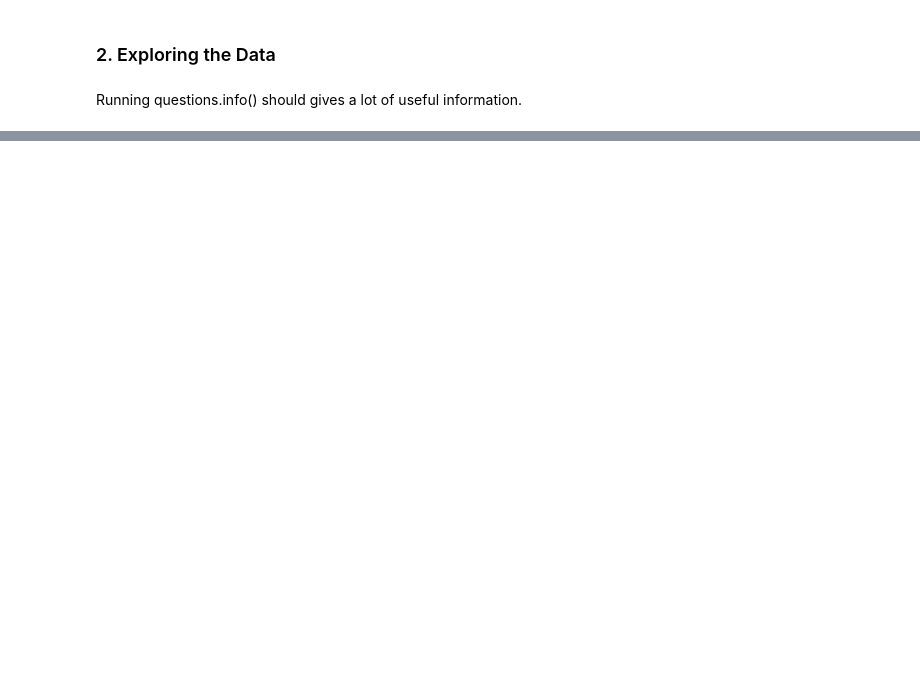
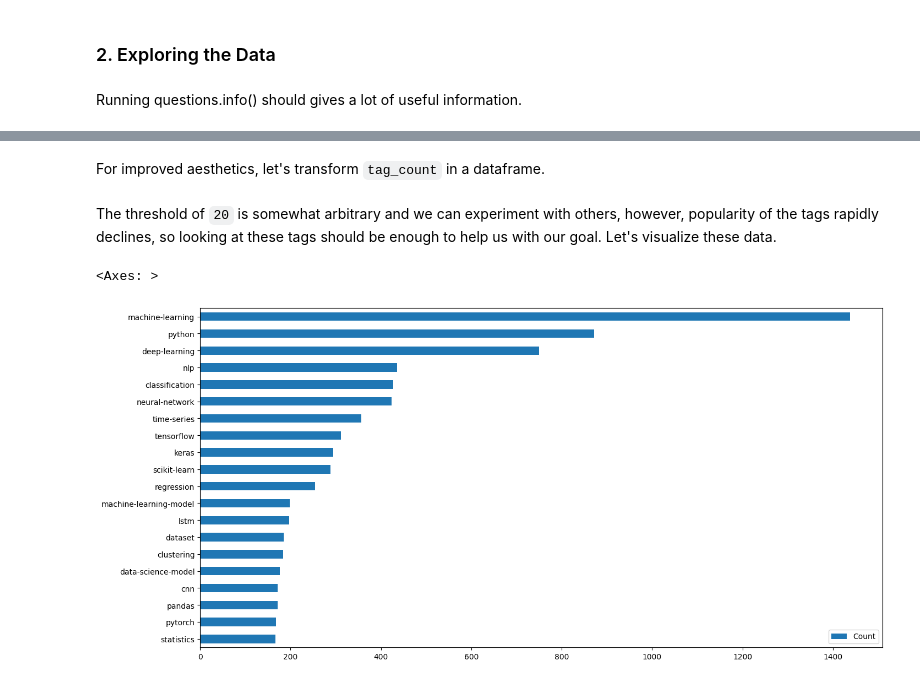
Before and after one commit to DucTrung1802/Data-Science, a Jupyter notebook: final_project_2/final_project_2.ipynb, the cells around one changed output, grey strips where cells are left out. Cells and saved outputs as stored; diff of their text form; code cells hidden in the pictures; blank space fills up the shorter version.

```diff
--- a/final_project_2/final_project_2.ipynb
+++ b/final_project_2/final_project_2.ipynb
@@ -138,0 +155,4 @@ memory usage: 1.9+ MB
+# %%
+questions.fillna(value={"FavoriteCount": 0}, inplace=True)
+questions["FavoriteCount"] = questions["FavoriteCount"].astype(int)
+questions.dtypes
@@ -138,0 +170,3 @@ memory usage: 1.9+ MB
+# %%
+questions["Tags"] = questions["Tags"].str.replace("^<|>$", "", regex=True).str.split("><")
+questions.sample(3)
@@ -138,0 +183,22 @@ memory usage: 1.9+ MB
+# %%
+tag_count = dict()
+
+for tags in questions["Tags"]:
+    for tag in tags:
+        if tag in tag_count:
+            tag_count[tag] += 1
+        else:
+            tag_count[tag] = 1
+# %% [markdown]
+For improved aesthetics, let's transform `tag_count` in a dataframe.
+# %%
+tag_count = pd.DataFrame.from_dict(tag_count, orient="index")
+tag_count.rename(columns={0: "Count"}, inplace=True)
+most_used = tag_count.sort_values("Count", ascending=True).tail(20)
+# %% [markdown]
+The threshold of `20` is somewhat arbitrary and we can experiment with others, however, popularity of the tags rapidly declines, so looking at these tags should be enough to help us with our goal. Let's visualize these data.
+# %%
+most_used.plot(kind="barh", figsize=(16,8))
+# %% [output]
+<Axes: >
+[figure, added]
```
Also changed, not shown: parts of 39 cells of this notebook, 2 other files.
